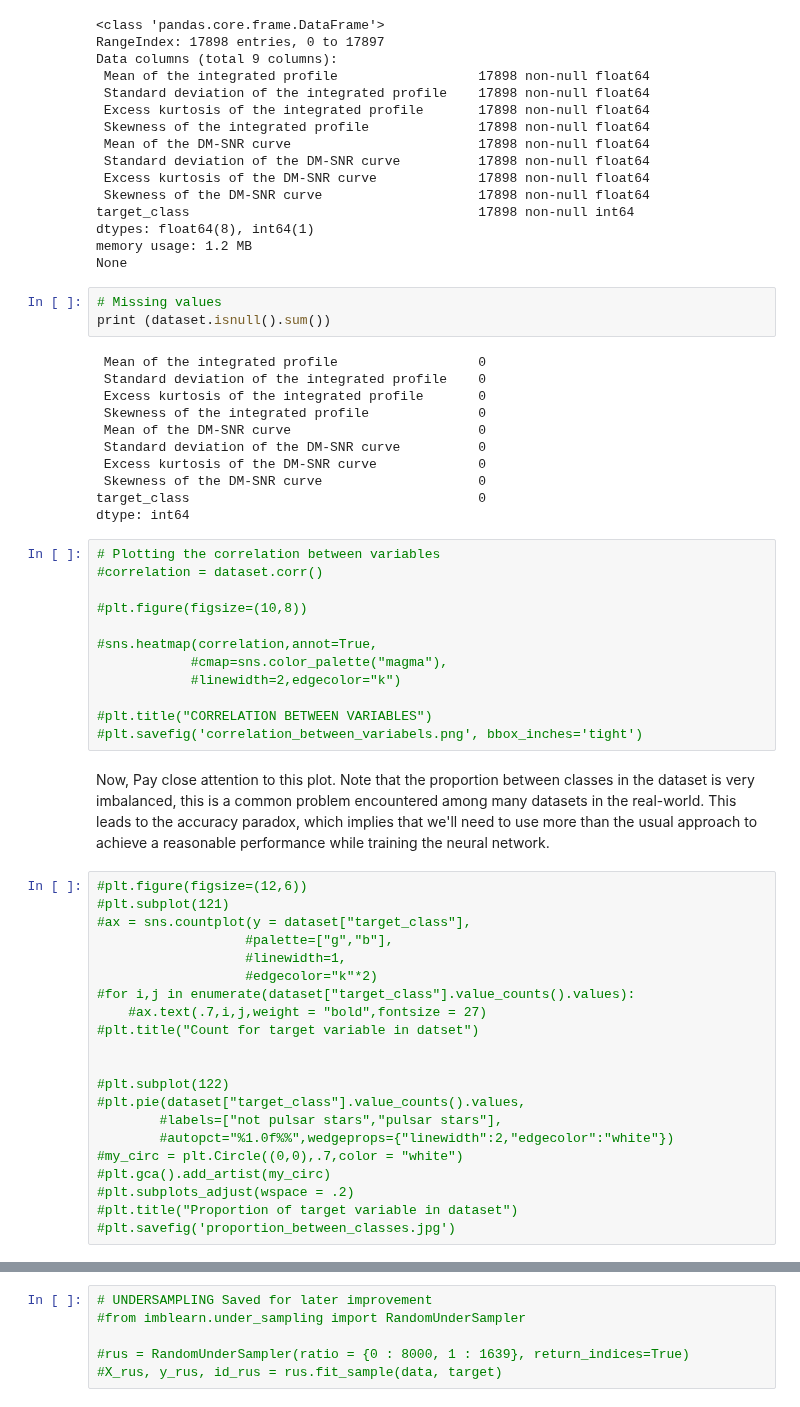
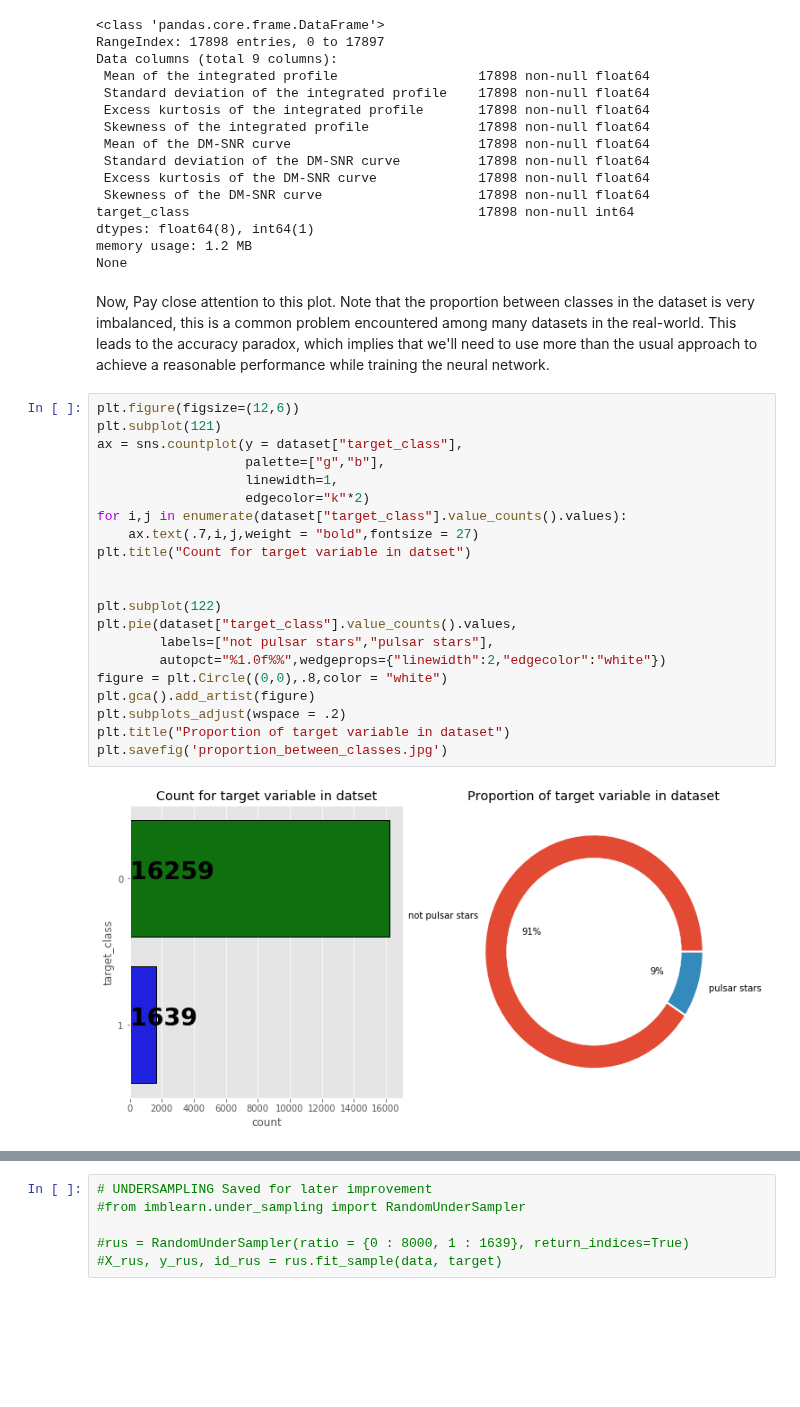
Before and after one commit to alexandrehsd/predicting-pulsar-stars, a Jupyter notebook: predicting_pulsar_stars.ipynb, the cells around one changed output, grey strips where cells are left out. Cells and saved outputs as stored; diff of their text form; blank space fills up the shorter version.

```diff
--- a/predicting_pulsar_stars.ipynb
+++ b/predicting_pulsar_stars.ipynb
@@ -37,52 +37,28 @@ target_class                                     17898 non-null int64
 dtypes: float64(8), int64(1)
 memory usage: 1.2 MB
 None
-# %%
-# Missing values
-print (dataset.isnull().sum())
-# %% [output]
- Mean of the integrated profile                  0
- Standard deviation of the integrated profile    0
- Excess kurtosis of the integrated profile       0
- Skewness of the integrated profile              0
- Mean of the DM-SNR curve                        0
- Standard deviation of the DM-SNR curve          0
- Excess kurtosis of the DM-SNR curve             0
- Skewness of the DM-SNR curve                    0
-target_class                                     0
-dtype: int64
-# %%
-# Plotting the correlation between variables
-#correlation = dataset.corr()
-
-#plt.figure(figsize=(10,8))
-
-#sns.heatmap(correlation,annot=True,
-            #cmap=sns.color_palette("magma"),
-            #linewidth=2,edgecolor="k")
-
-#plt.title("CORRELATION BETWEEN VARIABLES")
-#plt.savefig('correlation_between_variabels.png', bbox_inches='tight')
 # %% [markdown]
 Now, Pay close attention to this plot. Note that the proportion between classes in the dataset is very imbalanced, this is a common problem encountered among many datasets in the real-world. This leads to the accuracy paradox, which implies that we'll need to use more than the usual approach to achieve a reasonable performance while training the neural network.
 # %%
-#plt.figure(figsize=(12,6))
-#plt.subplot(121)
-#ax = sns.countplot(y = dataset["target_class"],
-                   #palette=["g","b"],
-                   #linewidth=1,
-                   #edgecolor="k"*2)
-#for i,j in enumerate(dataset["target_class"].value_counts().values):
-    #ax.text(.7,i,j,weight = "bold",fontsize = 27)
-#plt.title("Count for target variable in datset")
+plt.figure(figsize=(12,6))
+plt.subplot(121)
+ax = sns.countplot(y = dataset["target_class"],
+                   palette=["g","b"],
+                   linewidth=1,
+                   edgecolor="k"*2)
+for i,j in enumerate(dataset["target_class"].value_counts().values):
+    ax.text(.7,i,j,weight = "bold",fontsize = 27)
+plt.title("Count for target variable in datset")
 
 
-#plt.subplot(122)
-#plt.pie(dataset["target_class"].value_counts().values,
-        #labels=["not pulsar stars","pulsar stars"],
-        #autopct="%1.0f%%",wedgeprops={"linewidth":2,"edgecolor":"white"})
-#my_circ = plt.Circle((0,0),.7,color = "white")
-#plt.gca().add_artist(my_circ)
-#plt.subplots_adjust(wspace = .2)
-#plt.title("Proportion of target variable in dataset")
-#plt.savefig('proportion_between_classes.jpg')
+plt.subplot(122)
+plt.pie(dataset["target_class"].value_counts().values,
+        labels=["not pulsar stars","pulsar stars"],
+        autopct="%1.0f%%",wedgeprops={"linewidth":2,"edgecolor":"white"})
+figure = plt.Circle((0,0),.8,color = "white")
+plt.gca().add_artist(figure)
+plt.subplots_adjust(wspace = .2)
+plt.title("Proportion of target variable in dataset")
+plt.savefig('proportion_between_classes.jpg')
+# %% [output]
+[figure, added]
```
Also changed, not shown: parts of 16 cells of this notebook.
